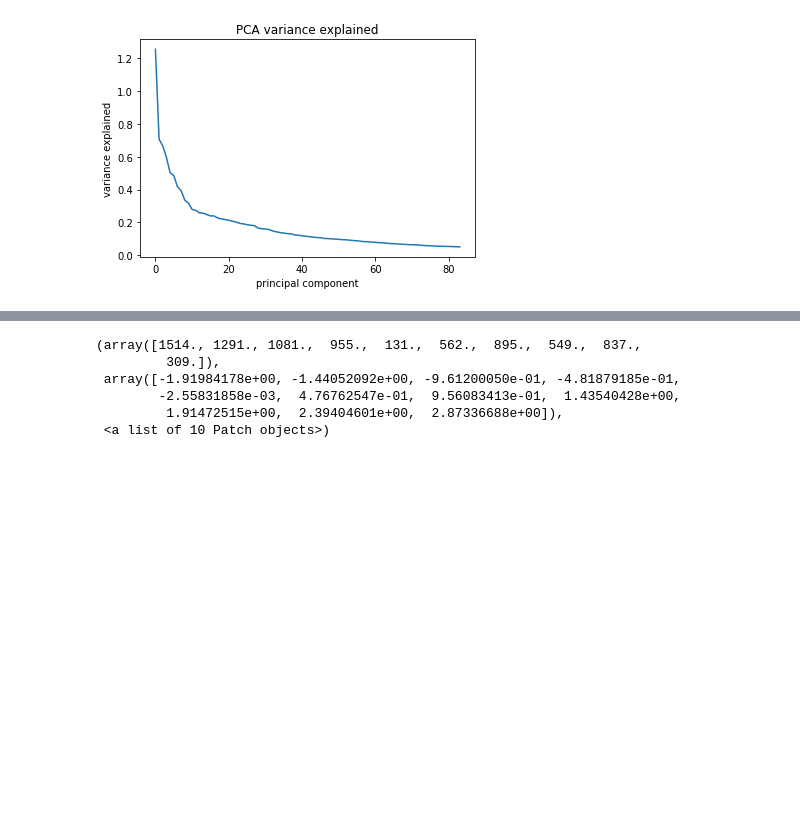
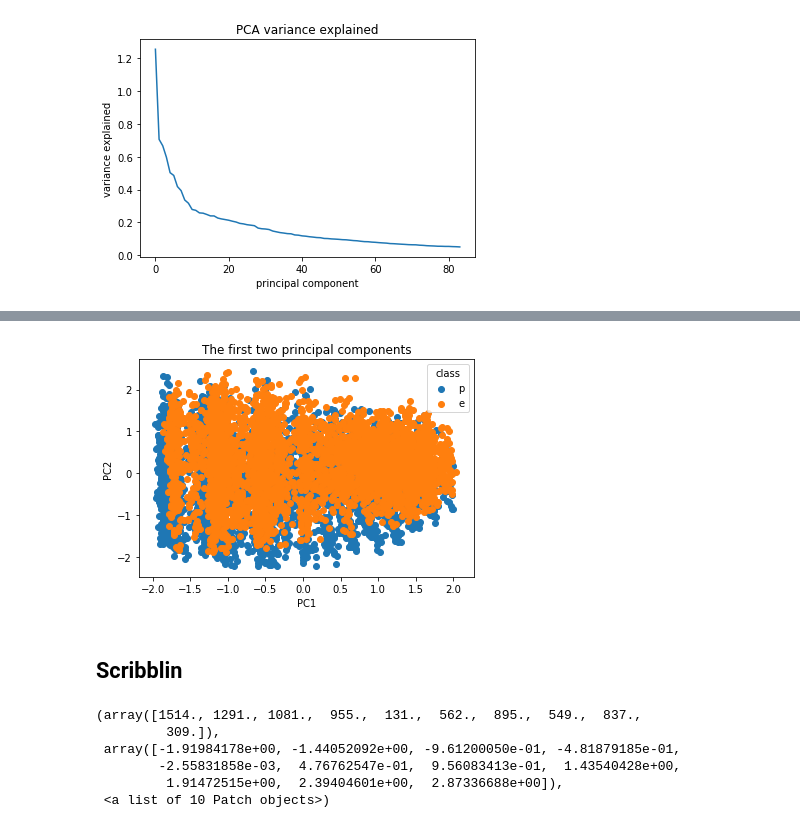
Before and after one commit to borismattijssen/mushrooms, a Jupyter notebook: notebooks/Scratchpad.ipynb, the cells around one changed output, grey strips where cells are left out. Saved outputs shown, nothing was run; the diff lists cells and outputs as text; code cells hidden in the pictures; blank space fills up the shorter version.

```diff
--- a/notebooks/Scratchpad.ipynb
+++ b/notebooks/Scratchpad.ipynb
@@ -42,4 +48,4 @@ Text(0.5, 1.0, 'PCA variance explained')
 # %%
 headers = ['feat_{}'.format(i) for i in range(trans.shape[1])]
 df_out = pd.DataFrame(data=trans, columns=headers)
-df_out.join(y.replace('e', 0).replace('p', 1))
+pcad_df = df_out.join(y.replace('e', 0).replace('p', 1))
@@ -65,3 +52,17 @@ df_out.join(y.replace('e', 0).replace('p', 1))
+# %%
+poisonous = pcad_df[pcad_df['class'] == 1]
+edible = pcad_df[pcad_df['class'] == 0]
+plt.scatter(poisonous['feat_0'], poisonous['feat_1'], label='p')
+plt.scatter(edible['feat_0'], edible['feat_1'], label='e')
+plt.legend(title='class')
+plt.xlabel('PC1')
+plt.ylabel('PC2')
+plt.title('The first two principal components')
+plt.show()
+# %% [output]
+[figure, added]
+# %% [markdown]
+## Scribblin
 # %%
 plt.hist(trans[:,0], color = 'blue', edgecolor = 'black')
 # %% [output]
```
Also changed, not shown: parts of 4 cells of this notebook, 18 other files.
